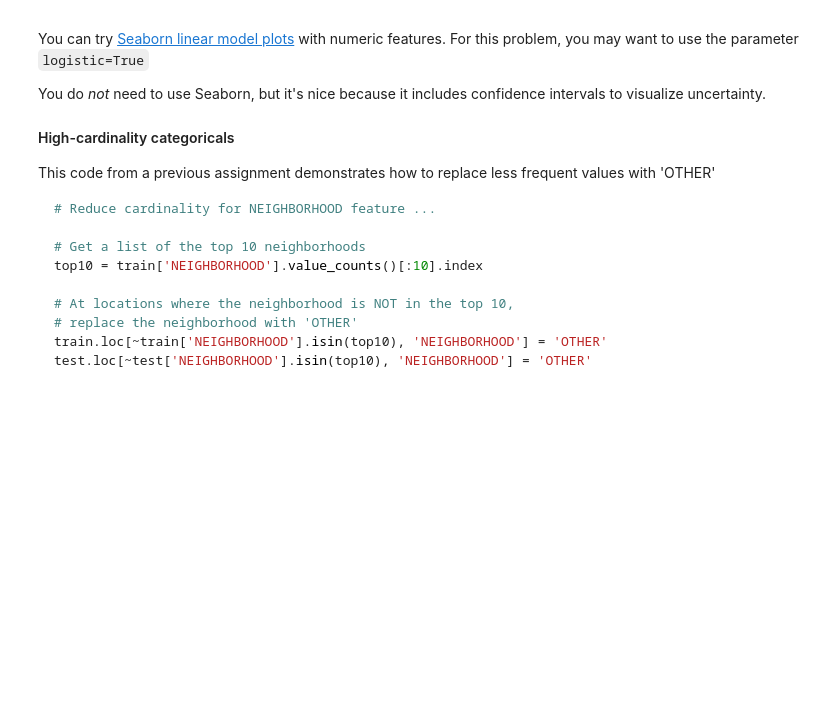
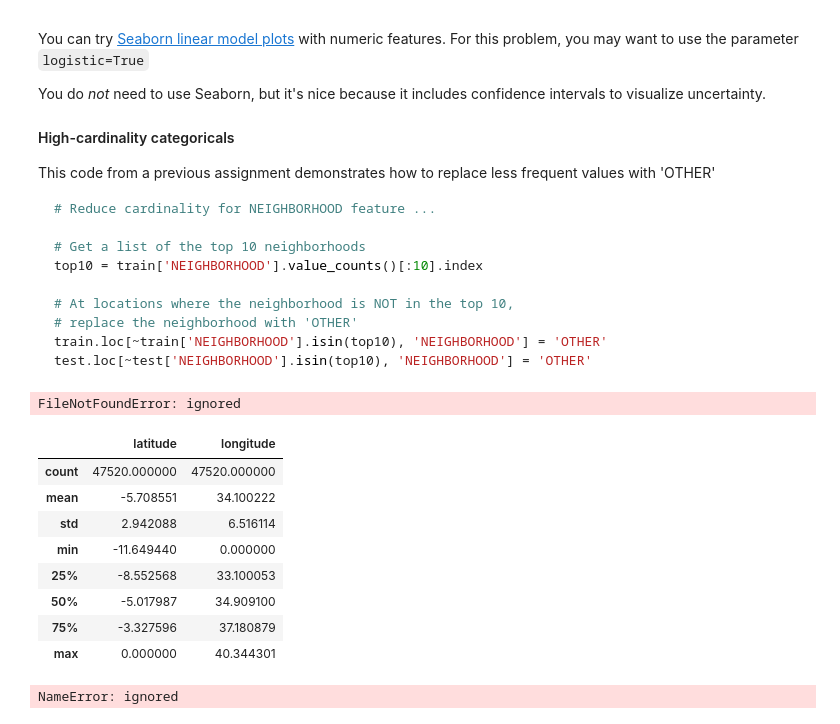
Before and after one commit to bloominstituteoftechnology/DS-Unit-2-Kaggle-Challenge, a Jupyter notebook: module1/assignment_kaggle_challenge_1.ipynb, the cells around one changed output. Cells and saved outputs as stored; diff of their text form; code cells hidden in the pictures; blank space fills up the shorter version.

```diff
--- a/module1/assignment_kaggle_challenge_1.ipynb
+++ b/module1/assignment_kaggle_challenge_1.ipynb
@@ -93,10 +106,33 @@ if in_colab:
 # %%
-import pandas as pd
-from sklearn.model_selection import train_test_split
-
 train = pd.merge(pd.read_csv('../data/tanzania/train_features.csv'),
                  pd.read_csv('../data/tanzania/train_labels.csv'))
 test = pd.read_csv('../data/tanzania/test_features.csv')
 sample_submission = pd.read_csv('../data/tanzania/sample_submission.csv')
-
+train,val = train_test_split(train,random_state = 32,stratify=train['status_group'],test_size=0.20)
 train.shape, test.shape
+# %% [output]
+FileNotFoundError: ignored
+# %%
+#After doing exhaustive study of data both graphically and by basic functions , the following are the observations
+#Not relevant or too many null vaues funder, installer,scheme_name,num_private,scheme_name
+#High cardinality wpt_name,subvillage,lga,ward
+#remove region code as region is considered
+#remove scheme_management as management is considered
+#constant value recorded_by
+#keeping extraction_type and removing extraction_type_group and extraction_type_class
+#payment_type and payment are same
+#removing waterpoint_type_group as it can be replaced with waterpoint_type
+#keeping water_quality as same as quality_group
+#quantity_group and quantity are same
+#source and source_type are same
+
+drop_columns = ['funder','installer','scheme_name','scheme_name','scheme_name','wpt_name',
+                'subvillage','lga','ward','recorded_by','extraction_type_group','extraction_type_class',
+                'payment_type','waterpoint_type_group','quality_group','quantity_group','source_type','id']
+#To avoid copy setting warning, creating a copy of the datasets
+train = train.copy()
+val = val.copy()
+
+train.drop(columns=drop_columns,inplace=True)
+val.drop(columns=drop_columns,inplace=True)
+test.drop(columns=drop_columns,inplace=True)
@@ -102,0 +155,33 @@ train.shape, test.shape
+# %%
+train[['latitude','longitude']].describe()
+# %% [output]
+|  | latitude | longitude |
+| count | 47520.000000 | 47520.000000 |
+| mean | -5.708551 | 34.100222 |
+| std | 2.942088 | 6.516114 |
+| min | -11.649440 | 0.000000 |
+| 25% | -8.552568 | 33.100053 |
+| 50% | -5.017987 | 34.909100 |
+| 75% | -3.327596 | 37.180879 |
+| max | 0.000000 | 40.344301 |
+# %%
+target = 'status_group'
+features = train.columns.drop(target)
+Y_train = train[target]
+Y_val = val[target]
+X_train = train[features]
+X_val = val[features]
+#making a pipeline for model testing
+
+pipeline = make_pipeline(
+    ce.OneHotEncoder(use_cat_names=True),
+    SimpleImputer(),
+    DecisionTreeClassifier(random_state=32,min_samples_leaf=20)
+)
+pipeline.fit(X_train,Y_train)
+pred_train = pipeline.predict(X_train)
+y_pred = pipeline.predict(X_val)
+print("Training Score:",accuracy_score(Y_train,pred_train))
+print("Val Score:",accuracy_score(Y_val,y_pred))
+# %% [output]
+NameError: ignored
```
Also changed, not shown: parts of 10 cells of this notebook.
